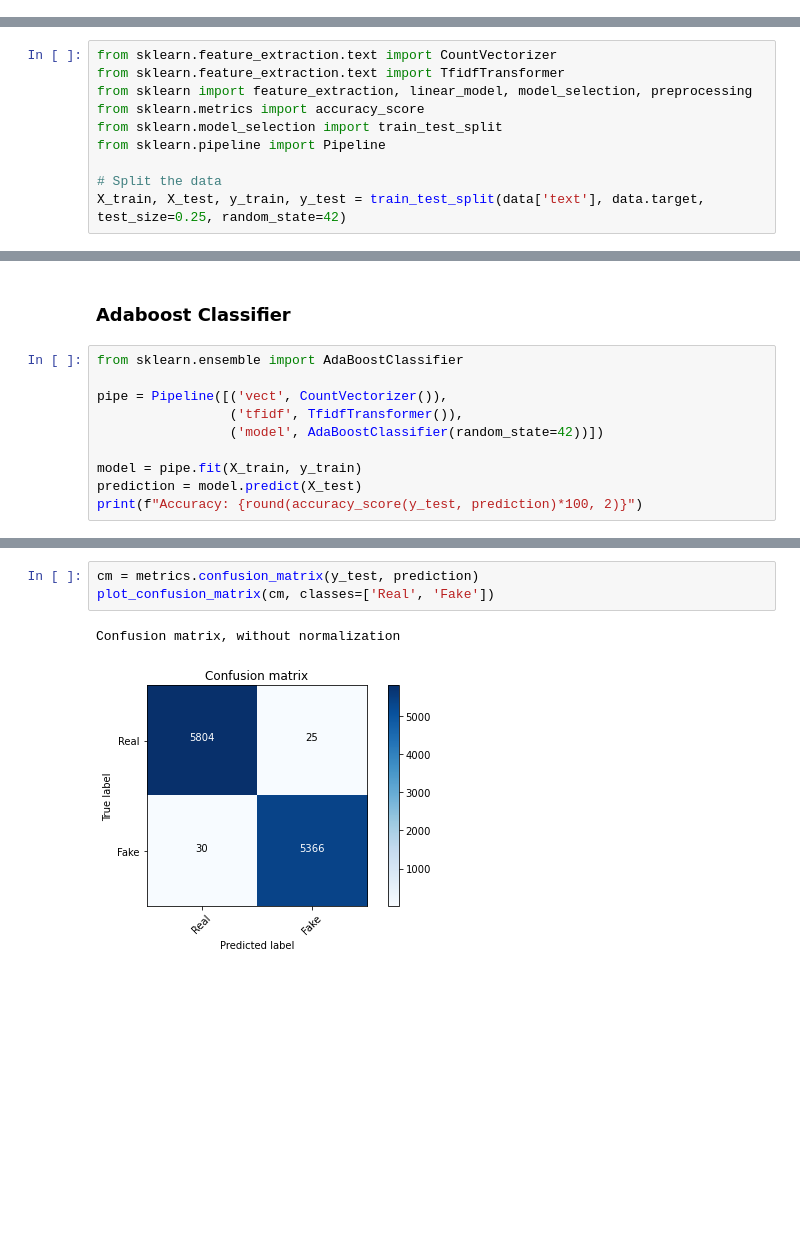
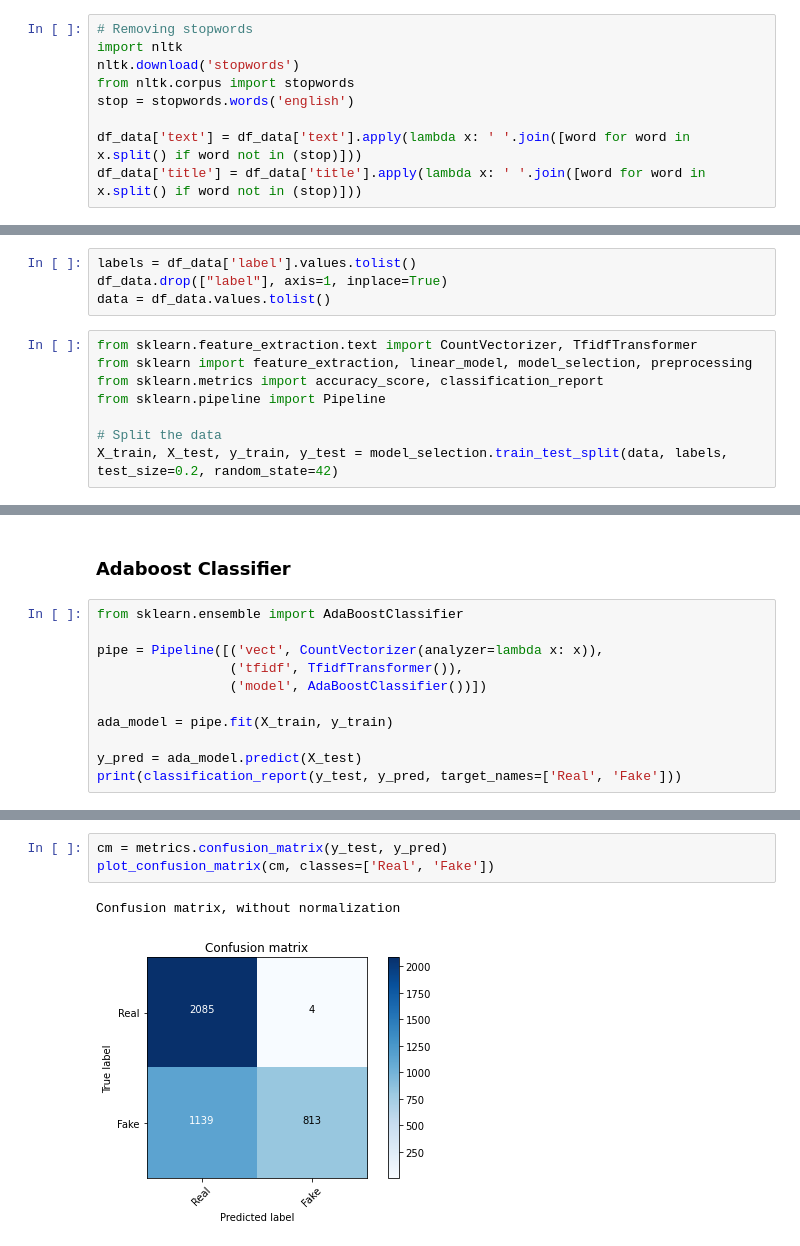
Before and after one commit to theand9/checkmate_fact-checker, a Jupyter notebook: notebooks/FakeNews.ipynb, the cells around one changed output, grey strips where cells are left out. Drawn from its saved outputs; the diff is of its cells as text; blank space fills up the shorter version.

```diff
--- a/notebooks/FakeNews.ipynb
+++ b/notebooks/FakeNews.ipynb
@@ -31,0 +65,9 @@ data.shape
+# %%
+# Removing stopwords
+import nltk
+nltk.download('stopwords')
+from nltk.corpus import stopwords
+stop = stopwords.words('english')
+
+df_data['text'] = df_data['text'].apply(lambda x: ' '.join([word for word in x.split() if word not in (stop)]))
+df_data['title'] = df_data['title'].apply(lambda x: ' '.join([word for word in x.split() if word not in (stop)]))
@@ -125,16 +120,18 @@ def plot_confusion_matrix(cm, classes,
     plt.xlabel('Predicted label')
 # %% [markdown]
 ### Peparing the data
+# %%
+labels = df_data['label'].values.tolist()
+df_data.drop(["label"], axis=1, inplace=True)
+data = df_data.values.tolist()
 # %%
-from sklearn.feature_extraction.text import CountVectorizer
-from sklearn.feature_extraction.text import TfidfTransformer
+from sklearn.feature_extraction.text import CountVectorizer, TfidfTransformer
 from sklearn import feature_extraction, linear_model, model_selection, preprocessing
-from sklearn.metrics import accuracy_score
-from sklearn.model_selection import train_test_split
+from sklearn.metrics import accuracy_score, classification_report
 from sklearn.pipeline import Pipeline
 
 # Split the data
-X_train, X_test, y_train, y_test = train_test_split(data['text'], data.target, test_size=0.25, random_state=42)
+X_train, X_test, y_train, y_test = model_selection.train_test_split(data, labels, test_size=0.2, random_state=42)
 # %% [markdown]
 ### Logistic regression
 # %%
@@ -210,11 +255,12 @@ Confusion matrix, without normalization
 # %%
 from sklearn.ensemble import AdaBoostClassifier
 
-pipe = Pipeline([('vect', CountVectorizer()),
+pipe = Pipeline([('vect', CountVectorizer(analyzer=lambda x: x)),
                  ('tfidf', TfidfTransformer()),
-                 ('model', AdaBoostClassifier(random_state=42))])
+                 ('model', AdaBoostClassifier())])
 
-model = pipe.fit(X_train, y_train)
-prediction = model.predict(X_test)
-print(f"Accuracy: {round(accuracy_score(y_test, prediction)*100, 2)}")
+ada_model = pipe.fit(X_train, y_train)
+
+y_pred = ada_model.predict(X_test)
+print(classification_report(y_test, y_pred, target_names=['Real', 'Fake']))
 # %% [output]
@@ -222,6 +275,6 @@ Accuracy: 99.51
 # %%
-cm = metrics.confusion_matrix(y_test, prediction)
+cm = metrics.confusion_matrix(y_test, y_pred)
 plot_confusion_matrix(cm, classes=['Real', 'Fake'])
 # %% [output]
 Confusion matrix, without normalization
-[figure, old version]
+[figure, new version]
```
Also changed, not shown: parts of 34 cells of this notebook, 8 other files.
